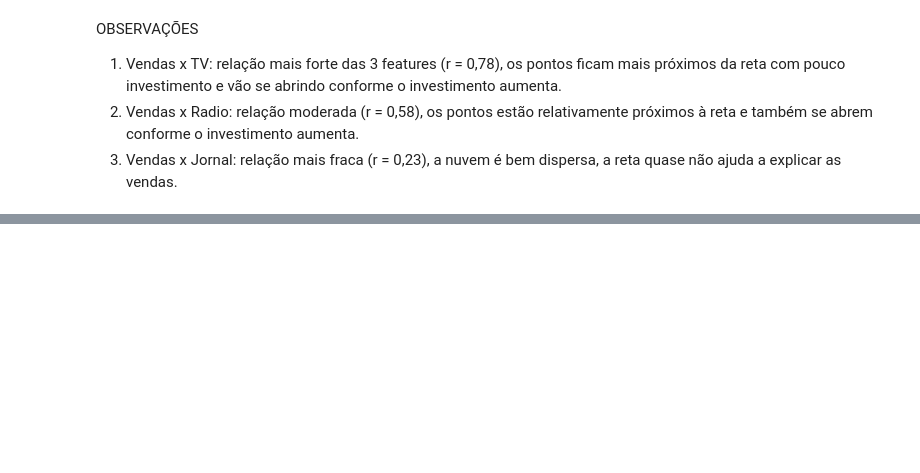
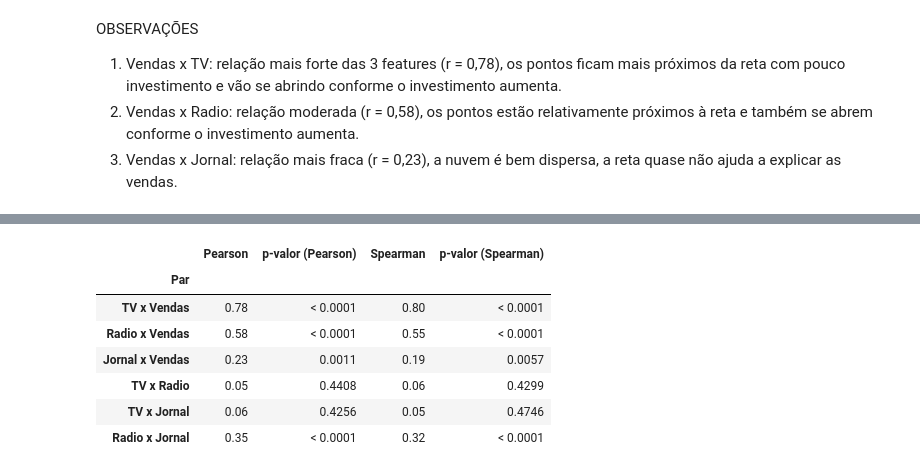
Before and after one commit to joaopdroslv/modelos-de-regressao-pucminas, a Jupyter notebook: Atividades/Lista_1/notebooks/Lista_1 - Análises.ipynb, the cells around one changed output, grey strips where cells are left out. Cells and saved outputs as stored; diff of their text form; code cells hidden in the pictures; blank space fills up the shorter version.

```diff
--- a/Atividades/Lista_1/notebooks/Lista_1 - Análises.ipynb
+++ b/Atividades/Lista_1/notebooks/Lista_1 - Análises.ipynb
@@ -296,0 +382,25 @@ OBSERVAÇÕES
+# %%
+pares = [('TV', 'Vendas'), ('Radio', 'Vendas'), ('Jornal', 'Vendas'),
+         ('TV', 'Radio'), ('TV', 'Jornal'), ('Radio', 'Jornal')]
+
+def formata_p(p):
+    return '< 0.0001' if p < 0.0001 else f'{p:.4f}'
+
+linhas = []
+for a, b in pares:
+    r, p_pearson = stats.pearsonr(propagandas[a], propagandas[b])
+    rho, p_spearman = stats.spearmanr(propagandas[a], propagandas[b])
+    linhas.append({'Par': f'{a} x {b}',
+                   'Pearson': round(r, 2), 'p-valor (Pearson)': formata_p(p_pearson),
+                   'Spearman': round(rho, 2), 'p-valor (Spearman)': formata_p(p_spearman)})
+
+pd.DataFrame(linhas).set_index('Par')
+# %% [output]
+|  | Pearson | p-valor (Pearson) | Spearman | p-valor (Spearman) |
+| Par |  |  |  |  |
+| TV x Vendas | 0.78 | < 0.0001 | 0.80 | < 0.0001 |
+| Radio x Vendas | 0.58 | < 0.0001 | 0.55 | < 0.0001 |
+| Jornal x Vendas | 0.23 | 0.0011 | 0.19 | 0.0057 |
+| TV x Radio | 0.05 | 0.4408 | 0.06 | 0.4299 |
+| TV x Jornal | 0.06 | 0.4256 | 0.05 | 0.4746 |
+| Radio x Jornal | 0.35 | < 0.0001 | 0.32 | < 0.0001 |
```
Also changed, not shown: parts of 12 cells of this notebook.
